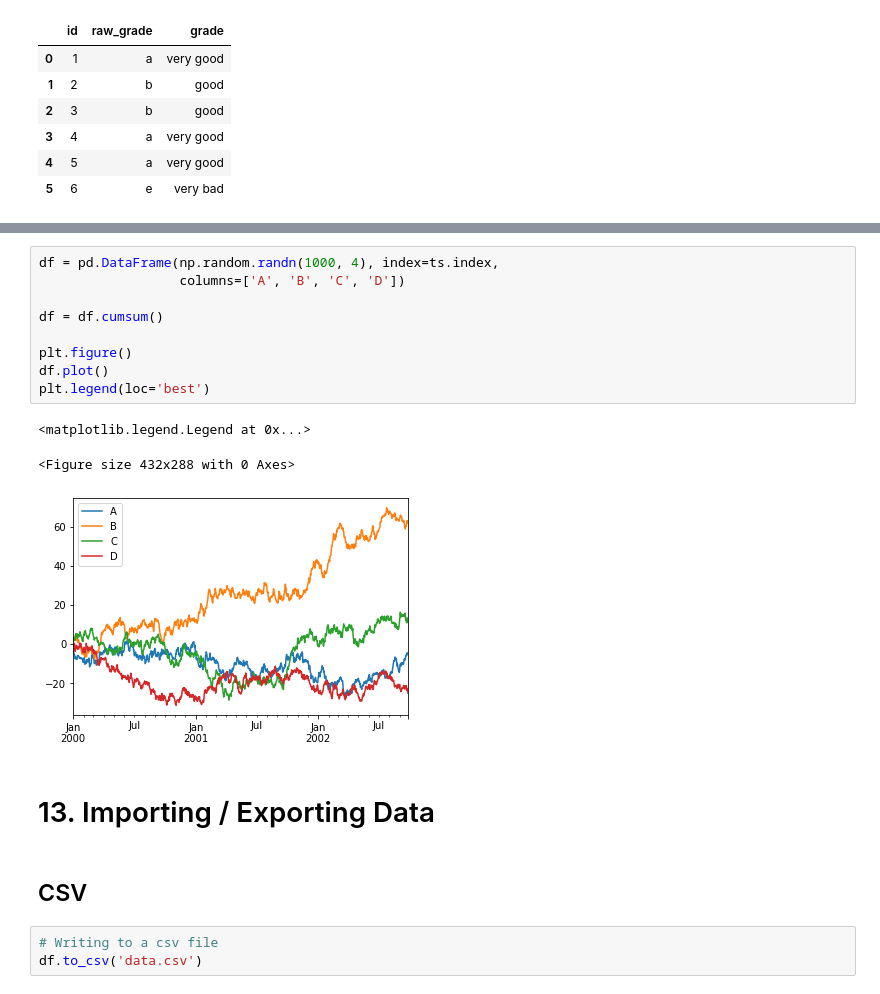
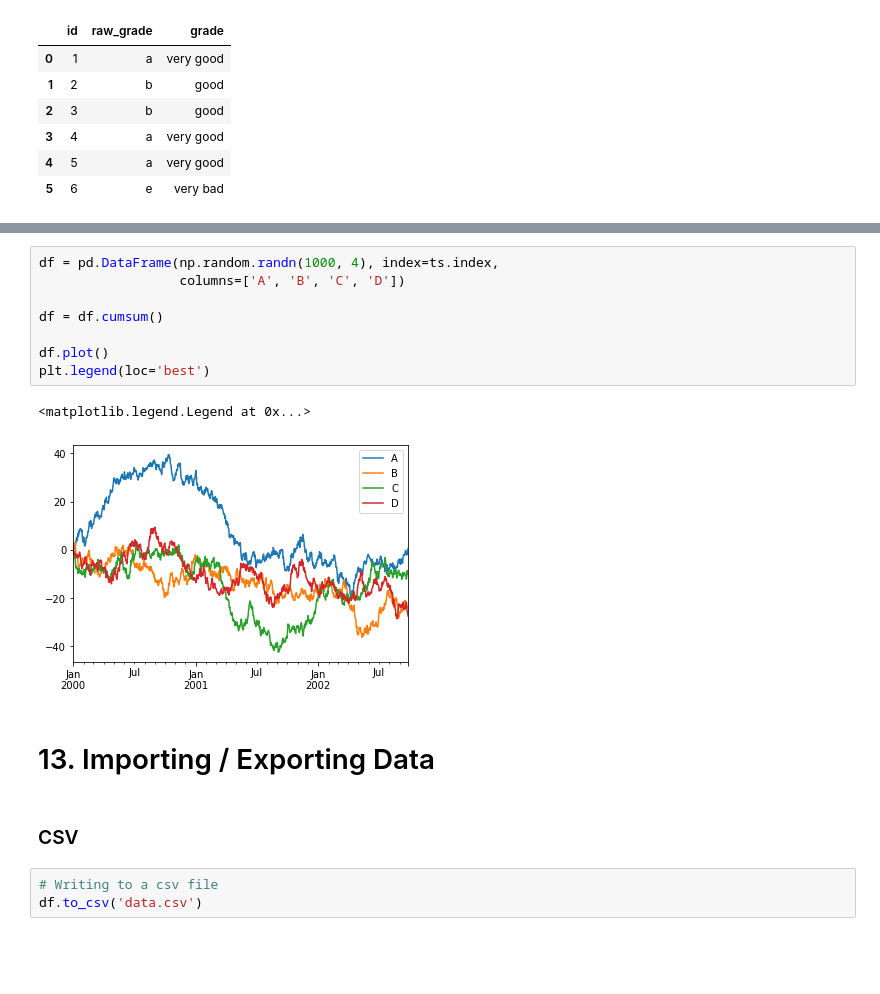
Before and after one commit to Tim-Abwao/learning-pandas, a Jupyter notebook: Going through "10 minutes to pandas".ipynb, the cells around one changed output, grey strips where cells are left out. Drawn from its saved outputs; the diff is of its cells as text; blank space fills up the shorter version.

```diff
--- a/Going through "10 minutes to pandas".ipynb
+++ b/Going through "10 minutes to pandas".ipynb
@@ -994,20 +940,18 @@ ts.plot()
 # %%
 df = pd.DataFrame(np.random.randn(1000, 4), index=ts.index,
                   columns=['A', 'B', 'C', 'D'])
 
 df = df.cumsum()
 
-plt.figure()
 df.plot()
 plt.legend(loc='best')
 # %% [output]
 <matplotlib.legend.Legend at 0x...>
-<Figure size 432x288 with 0 Axes>
-[figure, old version]
+[figure, new version]
 # %% [markdown]
 # 13. Importing / Exporting Data
 # %% [markdown]
-## CSV
+### CSV
 # %%
 # Writing to a csv file
 df.to_csv('data.csv')
```
Also changed, not shown: parts of 144 cells of this notebook, 4 other files.
